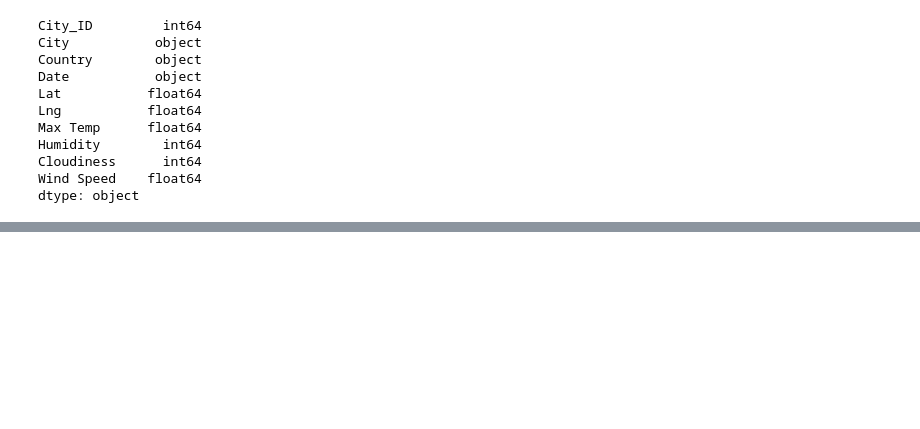
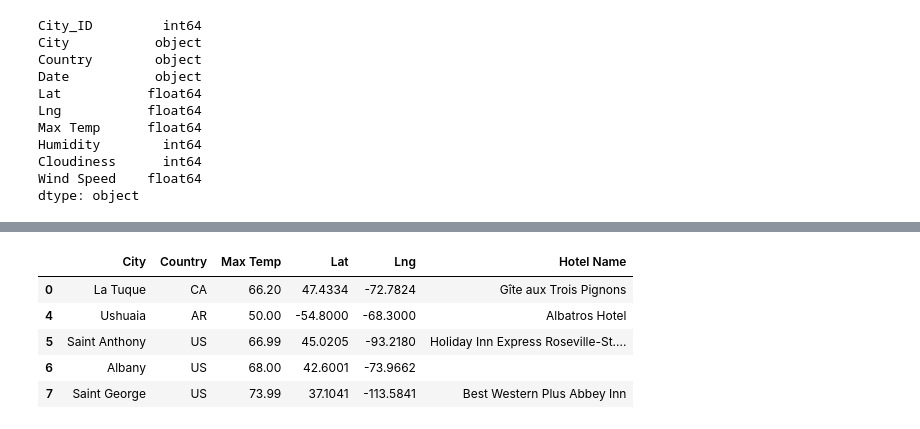
Before and after one commit to nickferrar/World_Weather_Analysis, a Jupyter notebook: VacationPy.ipynb, the cells around one changed output, grey strips where cells are left out. Saved outputs shown, nothing was run; the diff lists cells and outputs as text; code cells hidden in the pictures; blank space fills up the shorter version.

```diff
--- a/VacationPy.ipynb
+++ b/VacationPy.ipynb
@@ -159,3 +156,12 @@ Hotel not found... skipping.
+# %%
+hotel_df.head()
+# %% [output]
+|  | City | Country | Max Temp | Lat | Lng | Hotel Name |
+| 0 | La Tuque | CA | 66.20 | 47.4334 | -72.7824 | Gîte aux Trois Pignons |
+| 4 | Ushuaia | AR | 50.00 | -54.8000 | -68.3000 | Albatros Hotel |
+| 5 | Saint Anthony | US | 66.99 | 45.0205 | -93.2180 | Holiday Inn Express Roseville-St.... |
+| 6 | Albany | US | 68.00 | 42.6001 | -73.9662 |  |
+| 7 | Saint George | US | 73.99 | 37.1041 | -113.5841 | Best Western Plus Abbey Inn |
 # %%
 # Add a heatmap of temperature for the vacation spots.
 locations = hotel_df[["Lat", "Lng"]]
```
Also changed, not shown: parts of 7 cells of this notebook, 8 other files.
